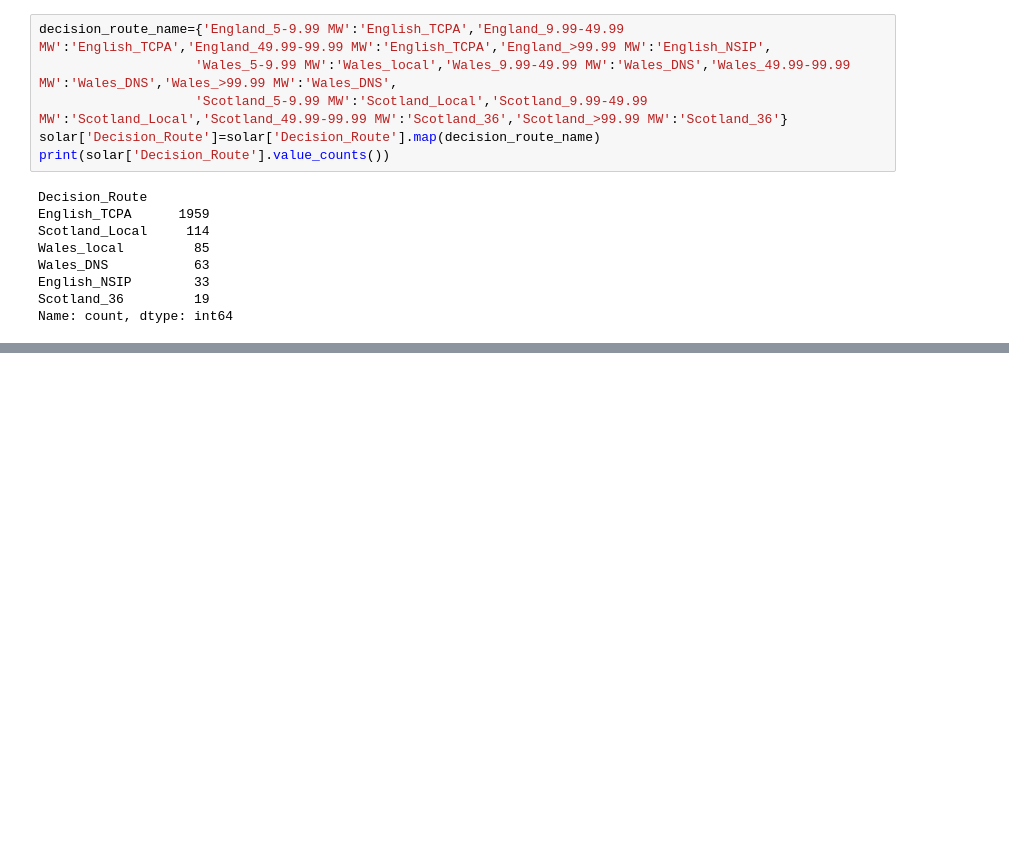
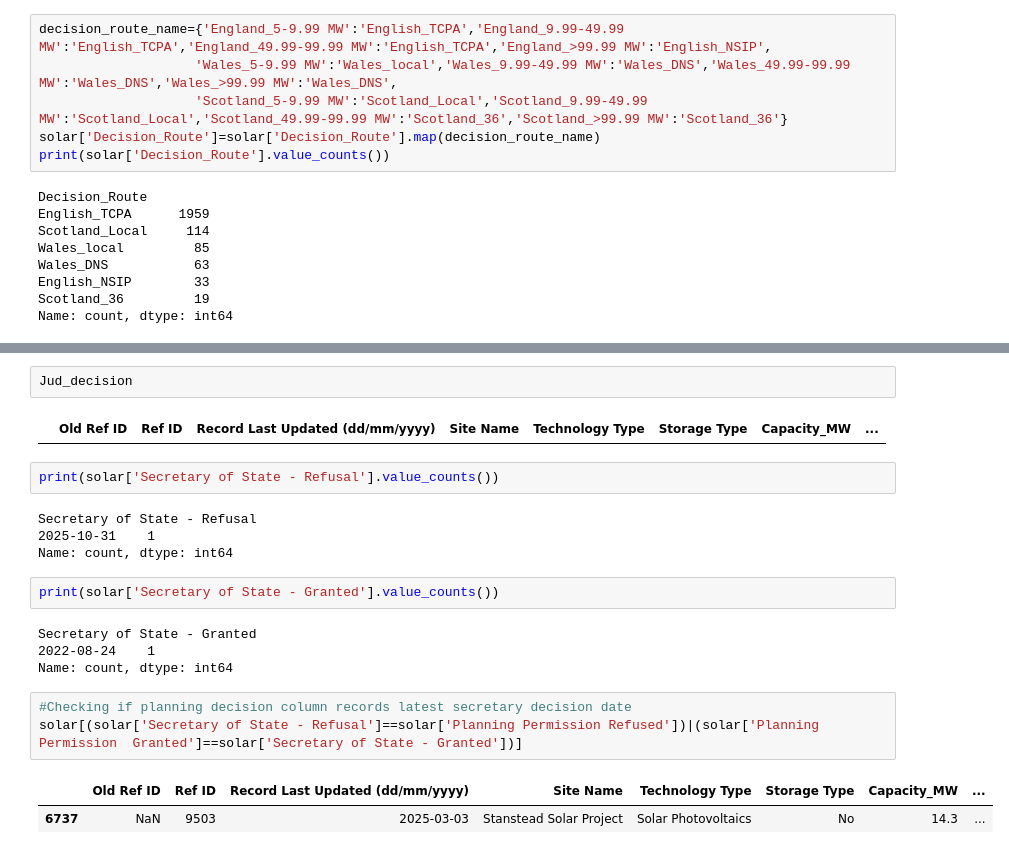
Before and after one commit to Chhchroncode/Data-Science-Solar-with-Cox, a Jupyter notebook: Python/Python_data_cleaning.ipynb, the cells around one changed output, grey strips where cells are left out. Drawn from its saved outputs; the diff is of its cells as text; blank space fills up the shorter version.

```diff
--- a/Python/Python_data_cleaning.ipynb
+++ b/Python/Python_data_cleaning.ipynb
@@ -752,0 +752,22 @@ Name: count, dtype: int64
+# %%
+Jud_decision
+# %% [output]
+|  | Old Ref ID | Ref ID | Record Last Updated (dd/mm/yyyy) | Site Name | Technology Type | Storage Type | Capacity_MW | ... |
+# %%
+print(solar['Secretary of State - Refusal'].value_counts())
+# %% [output]
+Secretary of State - Refusal
+2025-10-31    1
+Name: count, dtype: int64
+# %%
+print(solar['Secretary of State - Granted'].value_counts())
+# %% [output]
+Secretary of State - Granted
+2022-08-24    1
+Name: count, dtype: int64
+# %%
+#Checking if planning decision column records latest secretary decision date
+solar[(solar['Secretary of State - Refusal']==solar['Planning Permission Refused'])|(solar['Planning Permission  Granted']==solar['Secretary of State - Granted'])]
+# %% [output]
+|  | Old Ref ID | Ref ID | Record Last Updated (dd/mm/yyyy) | Site Name | Technology Type | Storage Type | Capacity_MW | ... |
+| 6737 | NaN | 9503 | 2025-03-03 | Stanstead Solar Project | Solar Photovoltaics | No | 14.3 | ... |
```
Also changed, not shown: parts of 25 cells of this notebook, 1 other file.
